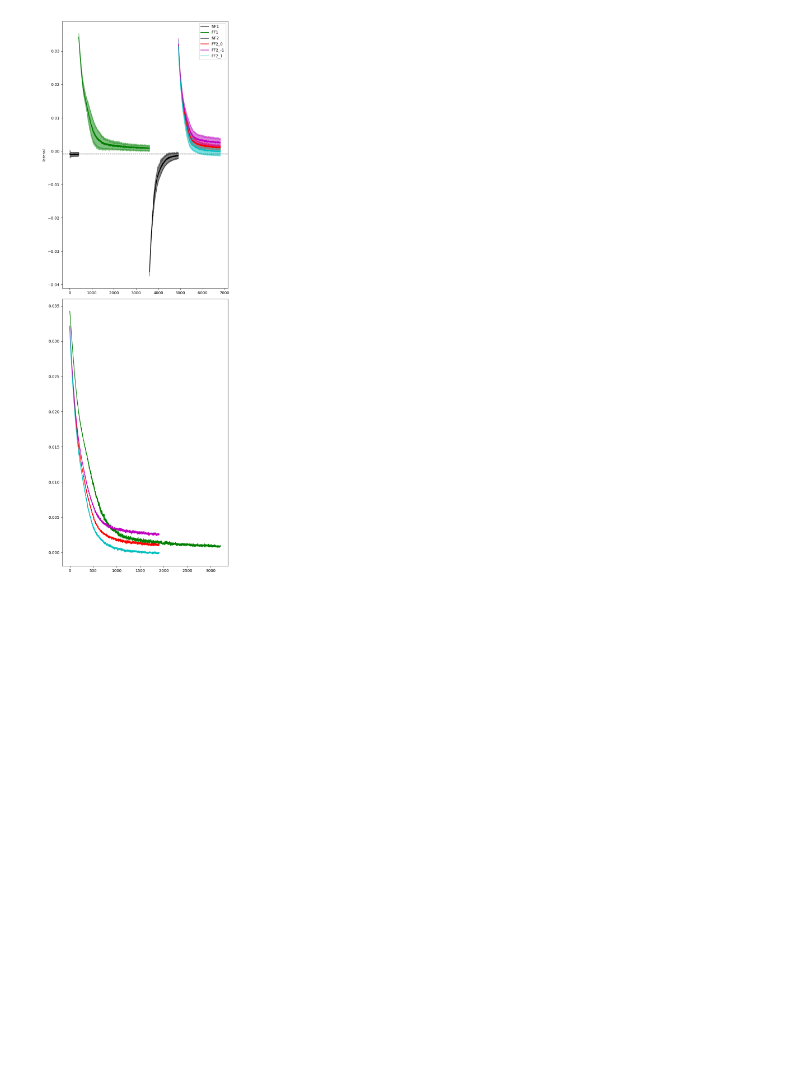
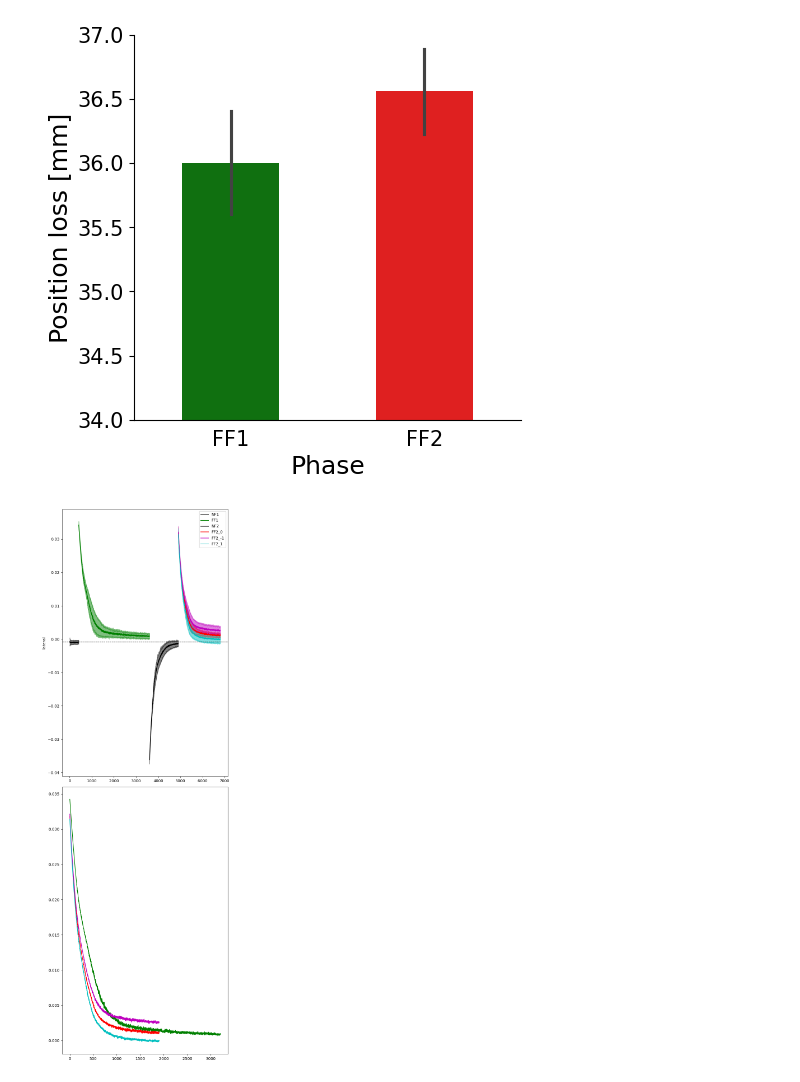
Before and after one commit to mshahbazi1997/MotorSavingModel, a Jupyter notebook: notebooks/test_saving.ipynb, the cells around one changed output. Drawn from its saved outputs; the diff is of its cells as text; code cells hidden in the pictures; blank space fills up the shorter version.

```diff
--- a/notebooks/test_saving.ipynb
+++ b/notebooks/test_saving.ipynb
@@ -47,3 +44,90 @@ fig.savefig(os.path.join(save_fig,'bahav_saving.pdf'),dpi=300,bbox_inches='tight
+# %%
+# plot saving
+import numpy as np
+from plot import window_average
+import json
+from get_utils import get_dir
+
+
+
+phases = {'NF1':[0],'FF1':[8],'NF2':[0],'FF2':[-8]}
+num_model = 20
+loss_type = 'position'
+
+w = 1
+
+all_phase = list(phases.keys())
+
+# load behavior and start fitting
+loss = {phase: [] for phase in phases.keys()}
+for i,phase in enumerate(phases.keys()):
+    for m in range(num_model):
+        model_name = "model{:02d}".format(m)
+        _,_,log=get_dir(folder_name, model_name, phase, phases[phase][0])
+        log = json.load(open(log,'r'))
+        loss[phase].append(log[loss_type])
+
+    # Calculate window averages for all models
+    loss[phase] = [window_average(np.array(l), w) for l in loss[phase]]
+
+saving_behav = np.array(loss['FF1'])[:,0] - np.array(loss['FF2'])[:,0]
+
+
+
+import pandas as pd
+
+nf1_values = np.array(loss['NF1'])[:,-1]
+ff1_values = np.array(loss['FF1'])[:,0]
+nf2_values = np.array(loss['NF2'])[:,-1]
+ff2_values = np.array(loss['FF2'])[:,0]
+
+# Combine 'FF1' and 'FF2' into a single column, and do the same for their values
+lose_type = ['NF1'] * len(nf1_values) + ['FF1'] * len(ff1_values) + ['NF2'] * len(nf2_values) + ['FF2'] * len(ff2_values)
+values = np.concatenate([nf1_values, ff1_values, nf2_values, ff2_values])
+
+# Create the DataFrame
+T = pd.DataFrame({
+    'lose type': lose_type,
+    'value': values
+})
+
+import seaborn as sb
+
+fig,ax = plt.subplots(1,1,figsize=(5,5))
+
+T = T[~T['lose type'].isin(['NF1', 'NF2'])]
+
+palette_colors = {'FF1': 'g', 'FF2': 'r', 'NF1': 'k', 'NF2': 'k'}
+
+sb.barplot(x='lose type',y='value',data=T,hue='lose type',width=0.5,ax=ax,palette=palette_colors)
+
+
+
+ax.spines['top'].set_visible(False)
+ax.spines['right'].set_visible(False)
+
+
+#ax.set_xticklabels([])
+#ax.set_yticklabels([])
+
+ax.xaxis.set_tick_params(labelsize=fontsize_tick)
+ax.yaxis.set_tick_params(labelsize=fontsize_tick)
+
+ax.tick_params(bottom = False)
+ax.set_xlabel('Phase', fontsize = fontsize_label)
+ax.set_ylabel('Position loss [mm]', fontsize = fontsize_label)
+
+#ax.legend(loc='lower left', fontsize=fontsize_legend,frameon=False)
+
+#ax.set_ylim([34.5,36.5])
+ax.set_ylim([34,37]) # for 128
+#ax.set_ylim([37,40]) # for 64
+#ax.set_ylim([41,46]) # for 32
+#ax.set_ylim([44,50]) # for 16
+
+fig.savefig(os.path.join(save_fig,'savingFF2neg_batch0.pdf'),dpi=300,bbox_inches='tight')
+# %% [output]
+[figure, added]
 # %%
 phase = {'NF1':[0],'FF1':[8],'NF2':[0],'FF2':[8]}
 folder_name = 'Sim_simple2'
```
Also changed, not shown: parts of 1 cell of this notebook, 6 other files.
